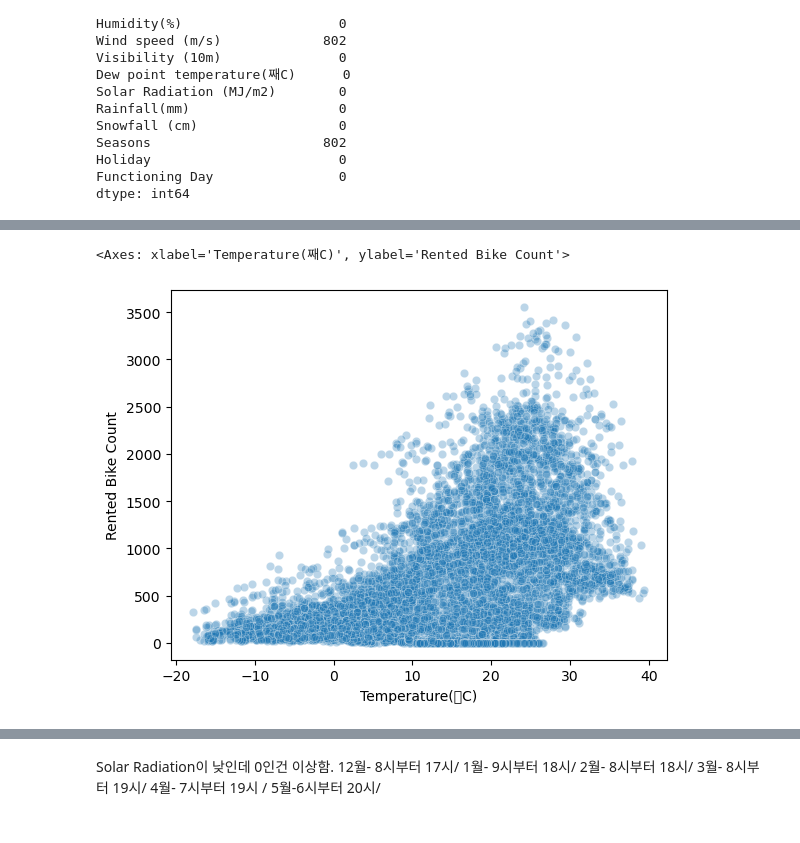
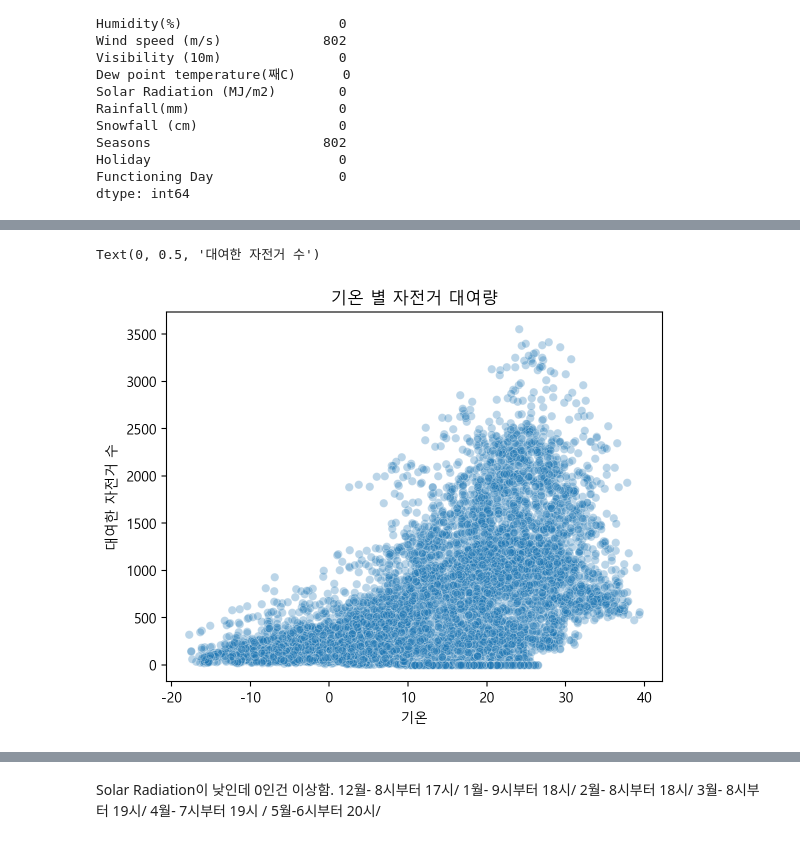
Before and after one commit to TAYKang1008/BAF-17-FRESH-Edu, a Jupyter notebook: 17기_신입교육세션_과제4_강태희.ipynb, the cells around one changed output, grey strips where cells are left out. Drawn from its saved outputs; the diff is of its cells as text; code cells hidden in the pictures.

```diff
--- a/17기_신입교육세션_과제4_강태희.ipynb
+++ b/17기_신입교육세션_과제4_강태희.ipynb
@@ -22,6 +22,15 @@
 import pandas as pd
 import numpy as np
 import plotly.express as px
+# %%
+import matplotlib.pyplot as plt
+plt.rc('font', family='Malgun Gothic')
+plt.rc('axes', unicode_minus=False)
+
+%matplotlib inline
+
+from IPython.display import set_matplotlib_formats
+set_matplotlib_formats('retina')
 # %%
 # train data 불러오기
 
@@ -116,3 +125,10 @@ def get_season(month):
 
 # Seasons 결측값만 해당 함수로 채우기
 df_train['Seasons'] = df_train['Seasons'].fillna(df_train['Date'].dt.month.map(get_season))
+# %%
+# datetime 나누기
+df_train["Year"] = df_train["Date"].dt.year
+df_train["Month"] = df_train["Date"].dt.month
+df_train["Day"] = df_train["Date"].dt.day
+
+df_train = df_train.drop(columns=['Date'])
@@ -184,11 +209,14 @@ plt.show()
 # %%
-# 온도에 따른 자전거 대여량 나타내기
-# 온도가 높을수록 (기온이 따듯할수록) 자전거 대여량이 높다는걸 확인할 수 있음
+# 기온에 따른 자전거 대여량 나타내기
+# 기온이 높을수록 (기온이 따듯할수록) 자전거 대여량이 높다는걸 확인할 수 있음
 
 sns.scatterplot(x='Temperature(째C)', y='Rented Bike Count', data=df_train, alpha=0.3)
+plt.title("기온 별 자전거 대여량")
+plt.xlabel('기온')
+plt.ylabel('대여한 자전거 수')
 # %% [output]
-<Axes: xlabel='Temperature(째C)', ylabel='Rented Bike Count'>
+Text(0, 0.5, '대여한 자전거 수')
-[figure, old version]
+[figure, new version]
 # %%
 # 풍속에 따른 대여량 나타내기
 # 풍속이 낮을수록 대여량이 많다는걸 알 수 있음
```
Also changed, not shown: parts of 70 cells of this notebook.
